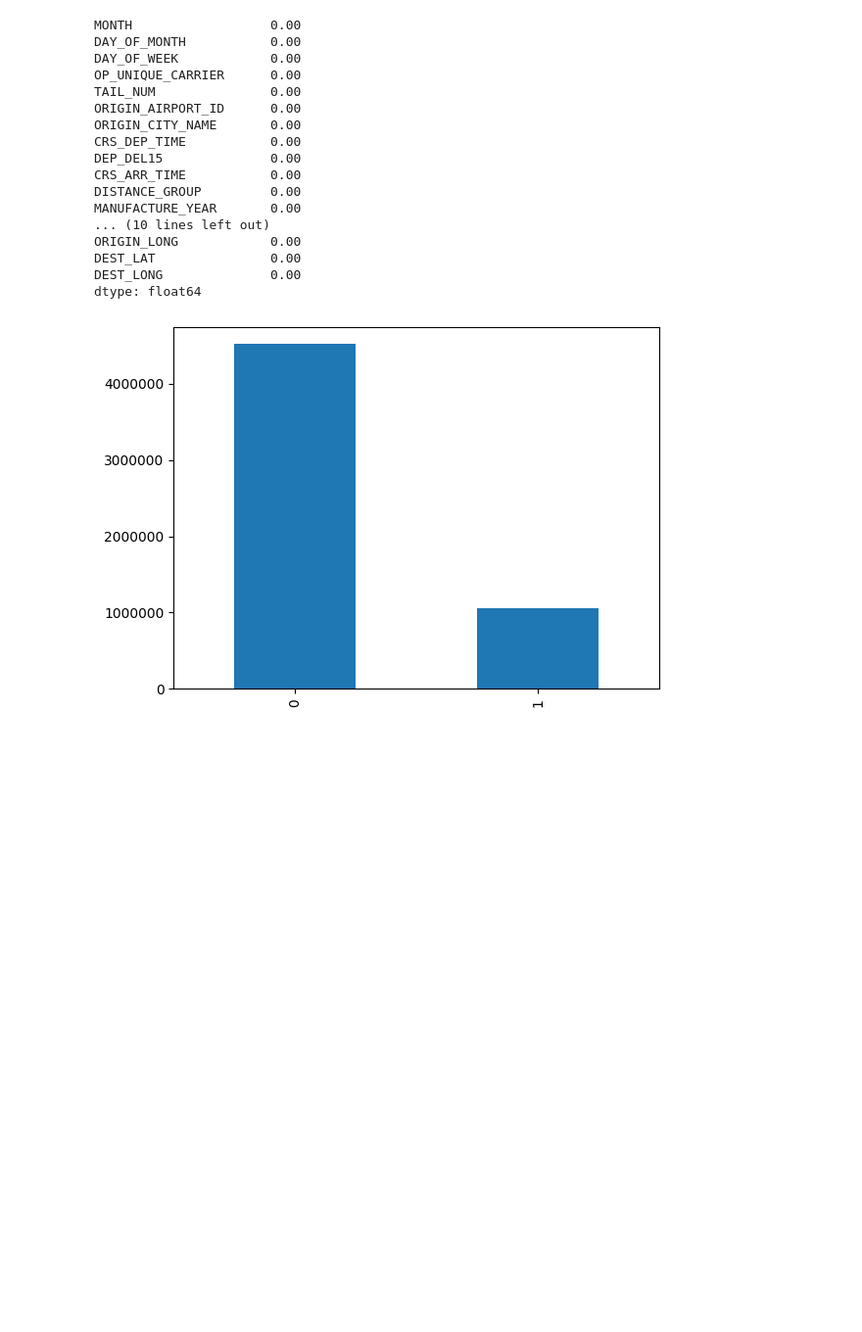
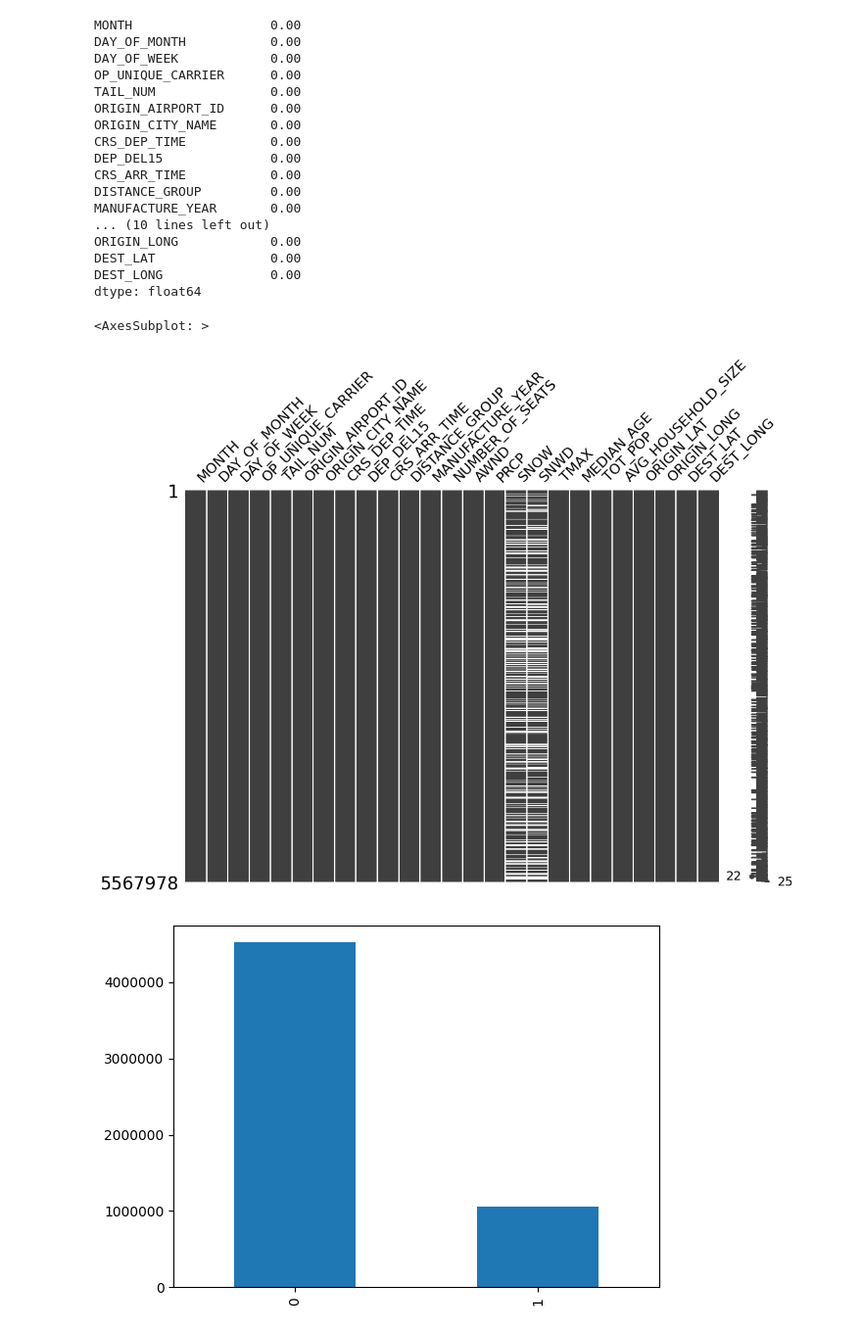
Before and after one commit to rvloenhout/DSS_Master_Thesis, a Jupyter notebook: _1. Data Preprocessing/2. Data cleaning, Preprocessing and EDA.ipynb, the cells around one changed output. Shown at 98% size. Cells and saved outputs as stored; diff of their text form; code cells hidden in the pictures; blank space fills up the shorter version.

```diff
--- a/_1. Data Preprocessing/2. Data cleaning, Preprocessing and EDA.ipynb
+++ b/_1. Data Preprocessing/2. Data cleaning, Preprocessing and EDA.ipynb
@@ -107,6 +112,11 @@ ORIGIN_LONG            0.00
 DEST_LAT               0.00
 DEST_LONG              0.00
 dtype: float64
+# %%
+msno.matrix(ontime_reporting_export, figsize=(12, 8))
+# %% [output]
+<AxesSubplot: >
+[figure, added]
 # %%
 plt.ticklabel_format(style='plain')
 ontime_reporting_export["DEP_DEL15"] = ontime_reporting_export["DEP_DEL15"]
```
Also changed, not shown: parts of 2 cells of this notebook, 13 other files.
